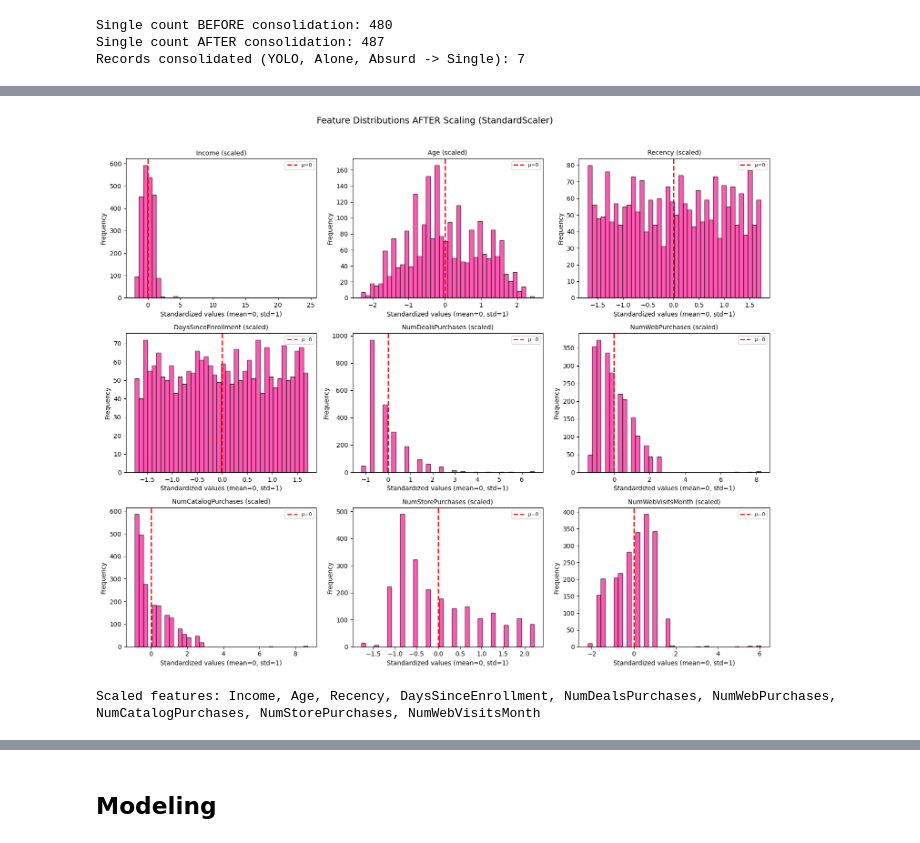
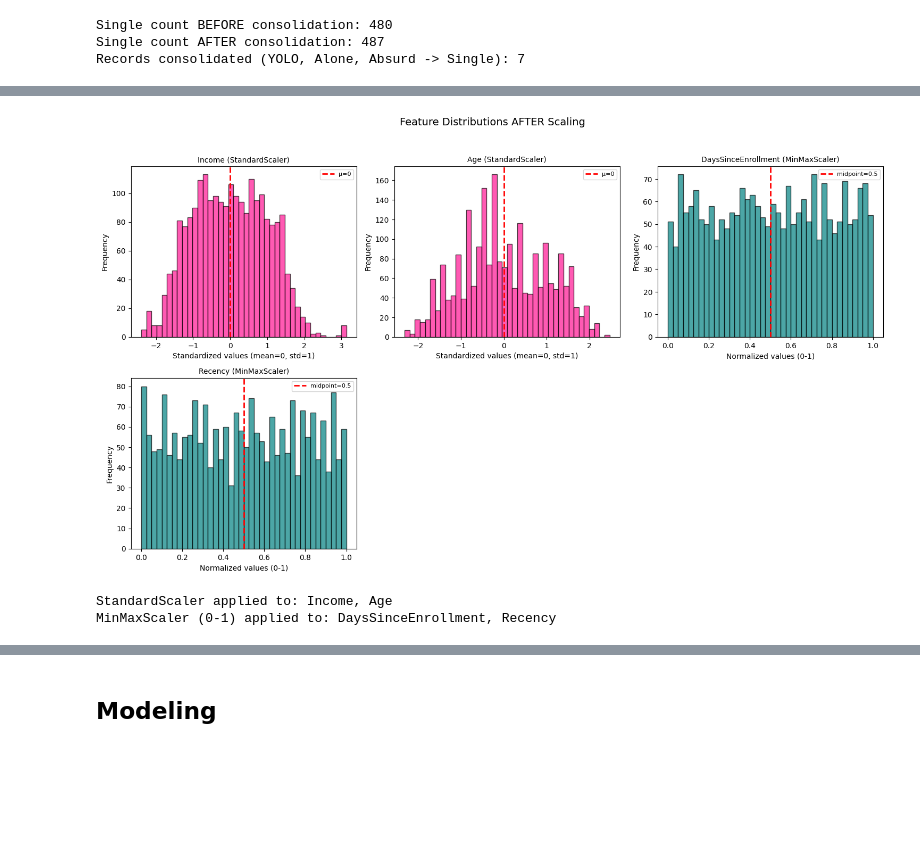
Before and after one commit to dasha-alekseenkova/Business-Intelligence_Lab3, a Jupyter notebook: Cyclists_251201.ipynb, the cells around one changed output, grey strips where cells are left out. Saved outputs shown, nothing was run; the diff lists cells and outputs as text; code cells hidden in the pictures; blank space fills up the shorter version.

```diff
--- a/Cyclists_251201.ipynb
+++ b/Cyclists_251201.ipynb
@@ -1411,10 +1412,13 @@ transform_columns = {
 spending_columns = ['MntWines', 'MntFruits', 'MntMeatProducts',
                    'MntFishProducts', 'MntSweetProducts', 'MntGoldProds']
 
+# Drop excluded columns from ifood_df
+#data selection part
+ifood_df = ifood_df.drop(columns=excluded_columns)
+ifood_df.head()
 end_time_select = now()
-
-print(f"Excluded: {excluded_columns}")
-print(f"Target: TotalSpending = sum({spending_columns})")
+print(f"Dropped columns: {excluded_columns}")
+print(f"Remaining columns: {ifood_df.shape[1]}")
 #############################################
 # Documentation: Select Data Activity
 #############################################
@@ -1839,7 +1918,7 @@ plt.subplot(2, 3, 4)
 plt.hist(ifood_df['TotalSpending'], bins=50, color='purple', edgecolor='black', alpha=0.7)
 plt.axvline(ifood_df['TotalSpending'].median(), color='red', linestyle='--', linewidth=2, label=f"Median: {ifood_df['TotalSpending'].median():.0f}")
 plt.axvline(ifood_df['TotalSpending'].mean(), color='yellow', linestyle='--', linewidth=2, label=f"Mean: {ifood_df['TotalSpending'].mean():.0f}")
-plt.title('TotalSpending Distribution (TARGET VARIABLE)', fontsize=12)
+plt.title('TotalSpending Distribution', fontsize=12)
 plt.xlabel('Total Spending (BRL)')
 plt.ylabel('Frequency')
 plt.legend()
@@ -1859,6 +1938,12 @@ plt.show()
 print(" DERIVED FEATURES SUMMARY \n")
 derived_cols = ['Age', 'TotalChildren', 'DaysSinceEnrollment', 'TotalCampaignsAccepted', 'TotalSpending']
 print(ifood_df[derived_cols].describe().round(2))
+
+# Drop original columns that have been transformed into derived features
+columns_to_drop = campaign_columns + spending_columns + ['Year_Birth', 'Kidhome', 'Teenhome', 'Dt_Customer']
+ifood_df = ifood_df.drop(columns=columns_to_drop)
+print(f"Dropped columns: {columns_to_drop}")
+print(f"Remaining columns: {list(ifood_df.columns)}")
 
 end_time_derived = now()
 
@@ -2030,38 +2012,56 @@ Log-Transformed TotalSpending:
 scaling_code_writer = student_b
 start_time_scaling = now()
 
-from sklearn.preprocessing import StandardScaler
+from sklearn.preprocessing import MinMaxScaler
 
-# Define features to scale (continuous numerical features)
-features_to_scale = ['Income', 'Age', 'Recency', 'DaysSinceEnrollment',
-                    'NumDealsPurchases', 'NumWebPurchases', 'NumCatalogPurchases',
-                    'NumStorePurchases', 'NumWebVisitsMonth']
+# Define features for different scaling methods
+features_standard_scale = ['Income', 'Age']
+features_minmax_scale = ['DaysSinceEnrollment', 'Recency']
 
-# Apply StandardScaler
-scaler = StandardScaler()
-ifood_df[features_to_scale] = scaler.fit_transform(ifood_df[features_to_scale])
+##features_to_scale_later = ['NumDealsPurchases', 'NumWebPurchases', 'NumCatalogPurchases', 'NumStorePurchases', 'NumWebVisitsMonth']
 
-#  AFTER: Show scaled feature statistics
-print(" FEATURE STATISTICS AFTER SCALING ")
-print(ifood_df[features_to_scale].describe().round(2))
+# Apply StandardScaler to selected features
+scaler_standard = StandardScaler()
+ifood_df[features_standard_scale] = scaler_standard.fit_transform(ifood_df[features_standard_scale])
+
+# Apply MinMaxScaler (0-1) to DaysSinceEnrollment and Recency
+scaler_minmax = MinMaxScaler()
+ifood_df[features_minmax_scale] = scaler_minmax.fit_transform(ifood_df[features_minmax_scale])
+
+# Show scaled feature statistics
+print("FEATURE STATISTICS AFTER SCALING\n")
+print("StandardScaler features (mean=0, std=1):")
+print(ifood_df[features_standard_scale].describe().round(2))
+print("\nMinMaxScaler features (range 0-1):")
+print(ifood_df[features_minmax_scale].describe().round(2))
 
 # Visualize features AFTER scaling
+all_scaled_features = features_standard_scale + features_minmax_scale
 plt.figure(figsize=(15, 12))
 
-for idx, feature in enumerate(features_to_scale):
+for idx, feature in enumerate(all_scaled_features):
     plt.subplot(3, 3, idx + 1)
-    plt.hist(ifood_df[feature], bins=40, color='deeppink', edgecolor='black', alpha=0.7)
-    plt.title(f'{feature} (scaled)', fontsize=10)
-    plt.xlabel('Standardized values (mean=0, std=1)')
+    color = 'deeppink' if feature in features_standard_scale else 'teal'
+    plt.hist(ifood_df[feature], bins=40, color=color, edgecolor='black', alpha=0.7)
+
+    if feature in features_standard_scale:
+        plt.title(f'{feature} (StandardScaler)', fontsize=10)
+        plt.xlabel('Standardized values (mean=0, std=1)')
+        plt.axvline(0, color='red', linestyle='--', linewidth=2, label='μ=0')
+    else:
+        plt.title(f'{feature} (MinMaxScaler)', fontsize=10)
+        plt.xlabel('Normalized values (0-1)')
+        plt.axvline(0.5, color='red', linestyle='--', linewidth=2, label='midpoint=0.5')
+
     plt.ylabel('Frequency')
-    plt.axvline(0, color='red', linestyle='--', linewidth=2, label='μ=0')
     plt.legend(fontsize=8)
 
-plt.suptitle('Feature Distributions AFTER Scaling (StandardScaler)', fontsize=14, y=1.02)
+plt.suptitle('Feature Distributions AFTER Scaling', fontsize=14, y=1.02)
 plt.tight_layout()
 plt.show()
 
-print(f"\nScaled features: {', '.join(features_to_scale)}")
+print(f"\nStandardScaler applied to: {', '.join(features_standard_scale)}")
+print(f"MinMaxScaler (0-1) applied to: {', '.join(features_minmax_scale)}")
 
 end_time_scaling = now()
 
@@ -2127,5 +2127,6 @@ max                 6.05
-[figure, old version]
+[figure, new version]
-Scaled features: Income, Age, Recency, DaysSinceEnrollment, NumDealsPurchases, NumWebPurchases, NumCatalogPurchases, NumStorePurchases, NumWebVisitsMonth
+StandardScaler applied to: Income, Age
+MinMaxScaler (0-1) applied to: DaysSinceEnrollment, Recency
 # %%
 encoding_code_writer = student_b
 start_time_encoding = now()
```
Also changed, not shown: parts of 12 cells of this notebook.
